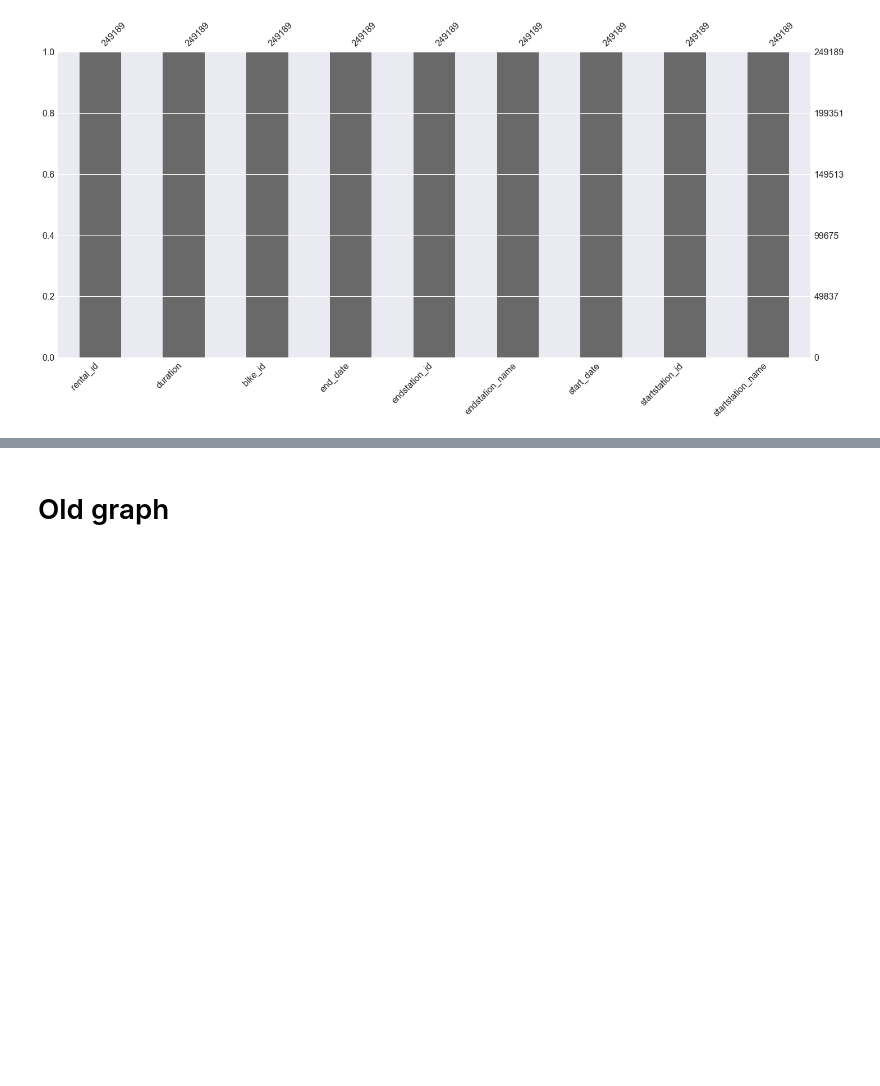
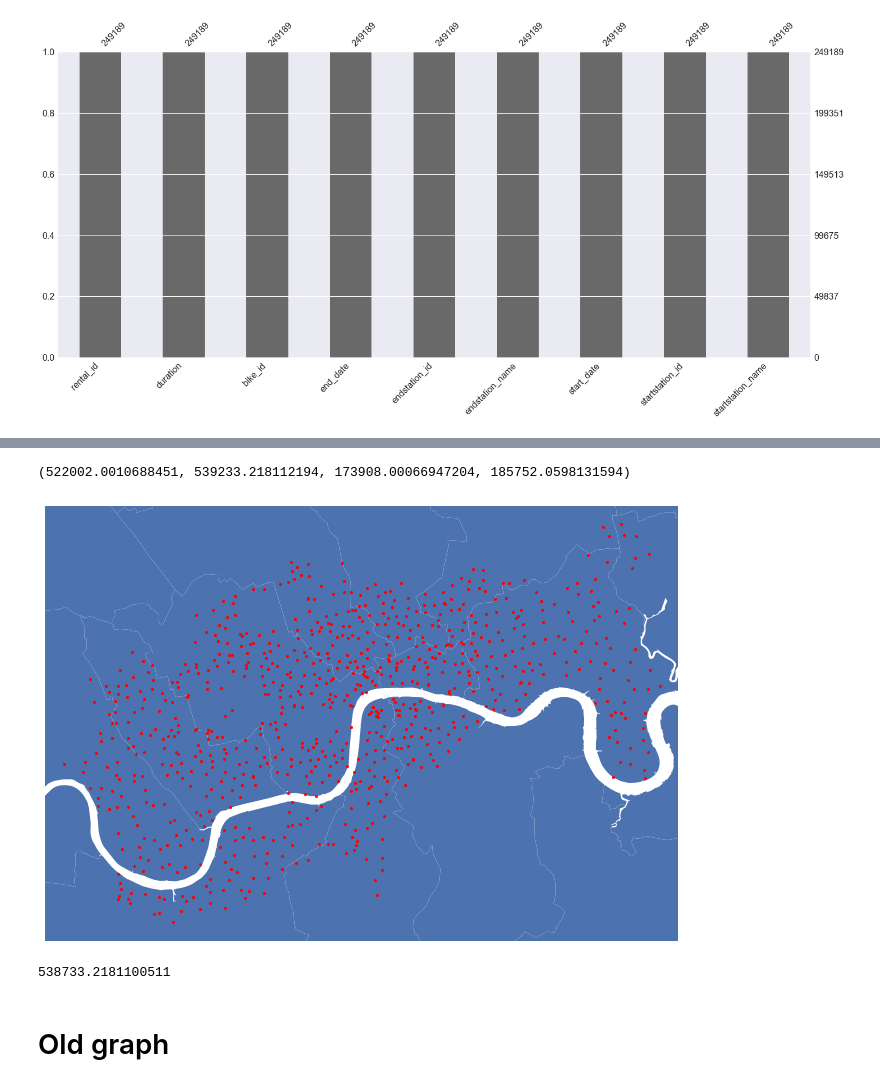
Before and after one commit to fabiangunzinger/london_cycling, a Jupyter notebook: tfl_bikes_movement.ipynb, the cells around one changed output, grey strips where cells are left out. Cells and saved outputs as stored; diff of their text form; code cells hidden in the pictures; blank space fills up the shorter version.

```diff
--- a/tfl_bikes_movement.ipynb
+++ b/tfl_bikes_movement.ipynb
@@ -70,3 +79,34 @@ msno.bar(stations);
+# %%
+# Load borough boundaries
+
+boundaries = get_borough_boundaries().set_index('name')
+
+# Ensure that crs matches
+stations = stations.to_crs(boundaries.crs)
+# %%
+# Plot station locations
+
+from toolbox.toolbox import get_borough_boundaries
+
+fig, ax = plt.subplots(1, 1, figsize=(16,8))
+
+xmin = stations['geometry'].bounds.minx.min() - 500
+xmax = stations['geometry'].bounds.maxx.max() + 500
+ymin = stations['geometry'].bounds.miny.min() - 500
+ymax = stations['geometry'].bounds.maxy.max() + 500
+
+base = boundaries.plot(ax=ax)
+stations.plot(ax=base, marker='o', color='red', markersize=8)
+ax.set_xlim(xmin, xmax)
+ax.set_ylim(ymin, ymax)
+ax.axis('off')
+# %% [output]
+(522002.0010688451, 539233.218112194, 173908.00066947204, 185752.0598131594)
+[figure, added]
+# %%
+stations.geometry.bounds.minx.max()
+# %% [output]
+538733.2181100511
 # %% [markdown]
 # Old graph
 # %%
```
Also changed, not shown: parts of 3 cells of this notebook, 1 other file.
